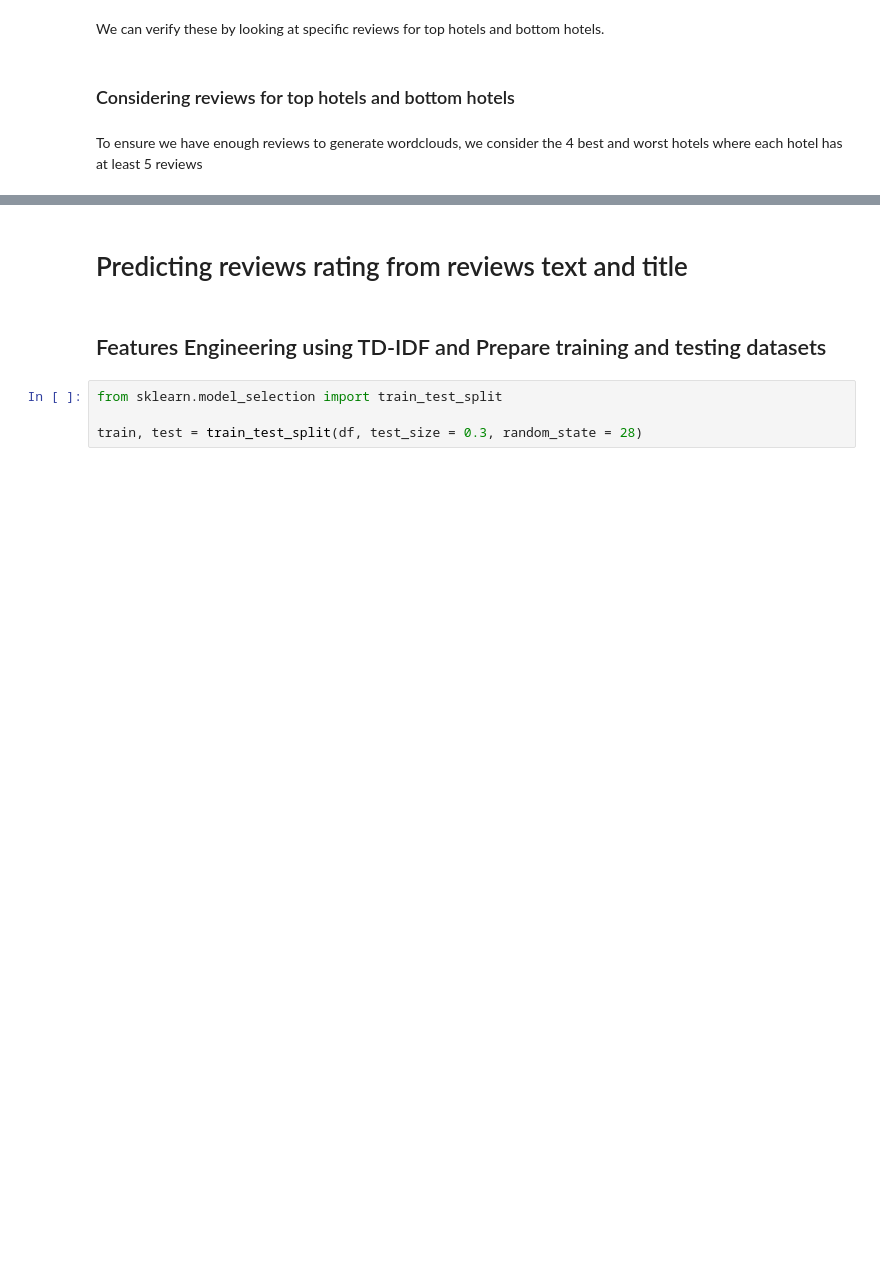
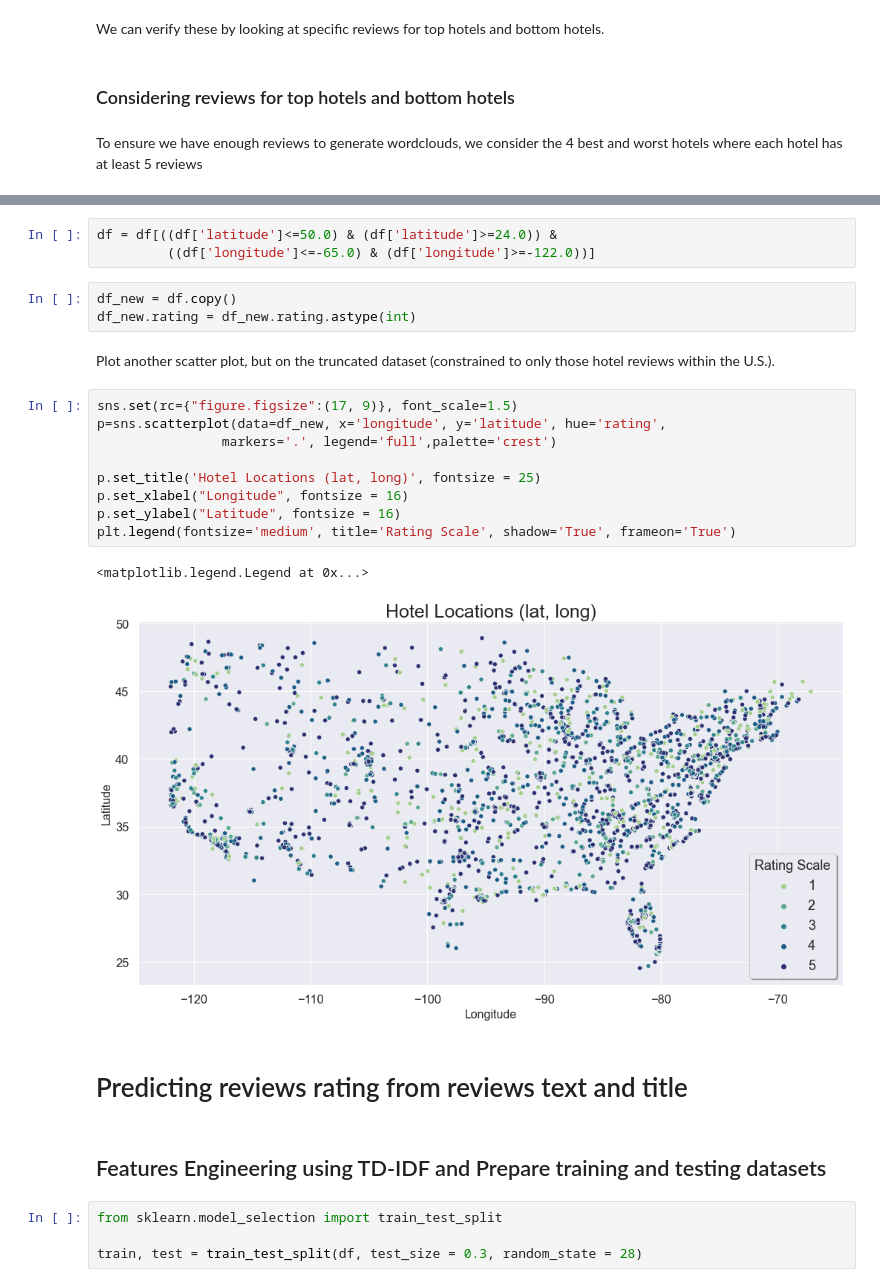
Before and after one commit to joehigh/IEOR4523_Project, a Jupyter notebook: Text_Analysis_Joe.ipynb, the cells around one changed output, grey strips where cells are left out. Cells and saved outputs as stored; diff of their text form; blank space fills up the shorter version.

```diff
--- a/Text_Analysis_Joe.ipynb
+++ b/Text_Analysis_Joe.ipynb
@@ -846,3 +883,23 @@ plt.legend(fontsize='medium', title='Rating Scale', shadow='True', frameon='True
+# %%
+df = df[((df['latitude']<=50.0) & (df['latitude']>=24.0)) &
+         ((df['longitude']<=-65.0) & (df['longitude']>=-122.0))]
+# %%
+df_new = df.copy()
+df_new.rating = df_new.rating.astype(int)
+# %% [markdown]
+Plot another scatter plot, but on the truncated dataset (constrained to only those hotel reviews within the U.S.).
+# %%
+sns.set(rc={"figure.figsize":(17, 9)}, font_scale=1.5)
+p=sns.scatterplot(data=df_new, x='longitude', y='latitude', hue='rating',
+                markers='.', legend='full',palette='crest')
+
+p.set_title('Hotel Locations (lat, long)', fontsize = 25)
+p.set_xlabel("Longitude", fontsize = 16)
+p.set_ylabel("Latitude", fontsize = 16)
+plt.legend(fontsize='medium', title='Rating Scale', shadow='True', frameon='True')
+# %% [output]
+<matplotlib.legend.Legend at 0x...>
+[figure, added]
 # %% [markdown]
 <h1> Predicting reviews rating from reviews text and title </h1>
 # %% [markdown]
```
Also changed, not shown: parts of 146 cells of this notebook.
